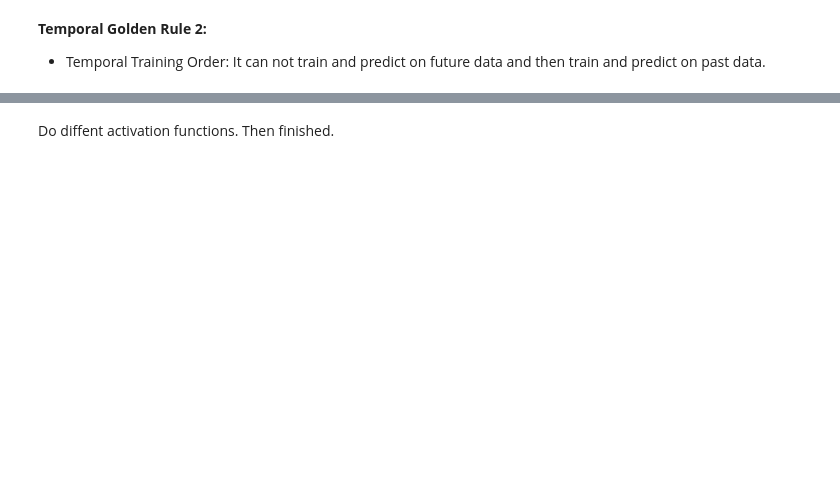
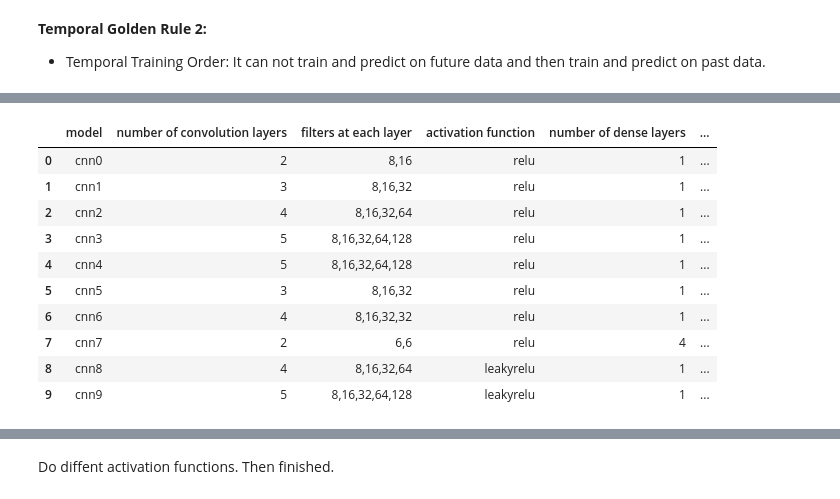
Before and after one commit to JeroenSchmidt/Udacity-Machine-Learning-Nano-Degree, a Jupyter notebook: Projects/projects for submission/capstone/Main Project (ML + Feature Creation).ipynb, the cells around one changed output, grey strips where cells are left out. Cells and saved outputs as stored; diff of their text form; code cells hidden in the pictures; blank space fills up the shorter version.

```diff
--- a/Projects/projects for submission/capstone/Main Project (ML + Feature Creation).ipynb
+++ b/Projects/projects for submission/capstone/Main Project (ML + Feature Creation).ipynb
@@ -1033,0 +1394,14 @@ df
+# %%
+df #reddit 2 days
+# %% [output]
+|  | model | number of convolution layers | filters at each layer | activation function | number of dense layers | ... |
+| 0 | cnn0 | 2 | 8,16 | relu | 1 | ... |
+| 1 | cnn1 | 3 | 8,16,32 | relu | 1 | ... |
+| 2 | cnn2 | 4 | 8,16,32,64 | relu | 1 | ... |
+| 3 | cnn3 | 5 | 8,16,32,64,128 | relu | 1 | ... |
+| 4 | cnn4 | 5 | 8,16,32,64,128 | relu | 1 | ... |
+| 5 | cnn5 | 3 | 8,16,32 | relu | 1 | ... |
+| 6 | cnn6 | 4 | 8,16,32,32 | relu | 1 | ... |
+| 7 | cnn7 | 2 | 6,6 | relu | 4 | ... |
+| 8 | cnn8 | 4 | 8,16,32,64 | leakyrelu | 1 | ... |
+| 9 | cnn9 | 5 | 8,16,32,64,128 | leakyrelu | 1 | ... |
```
Also changed, not shown: parts of 39 cells of this notebook, 24 other files.
